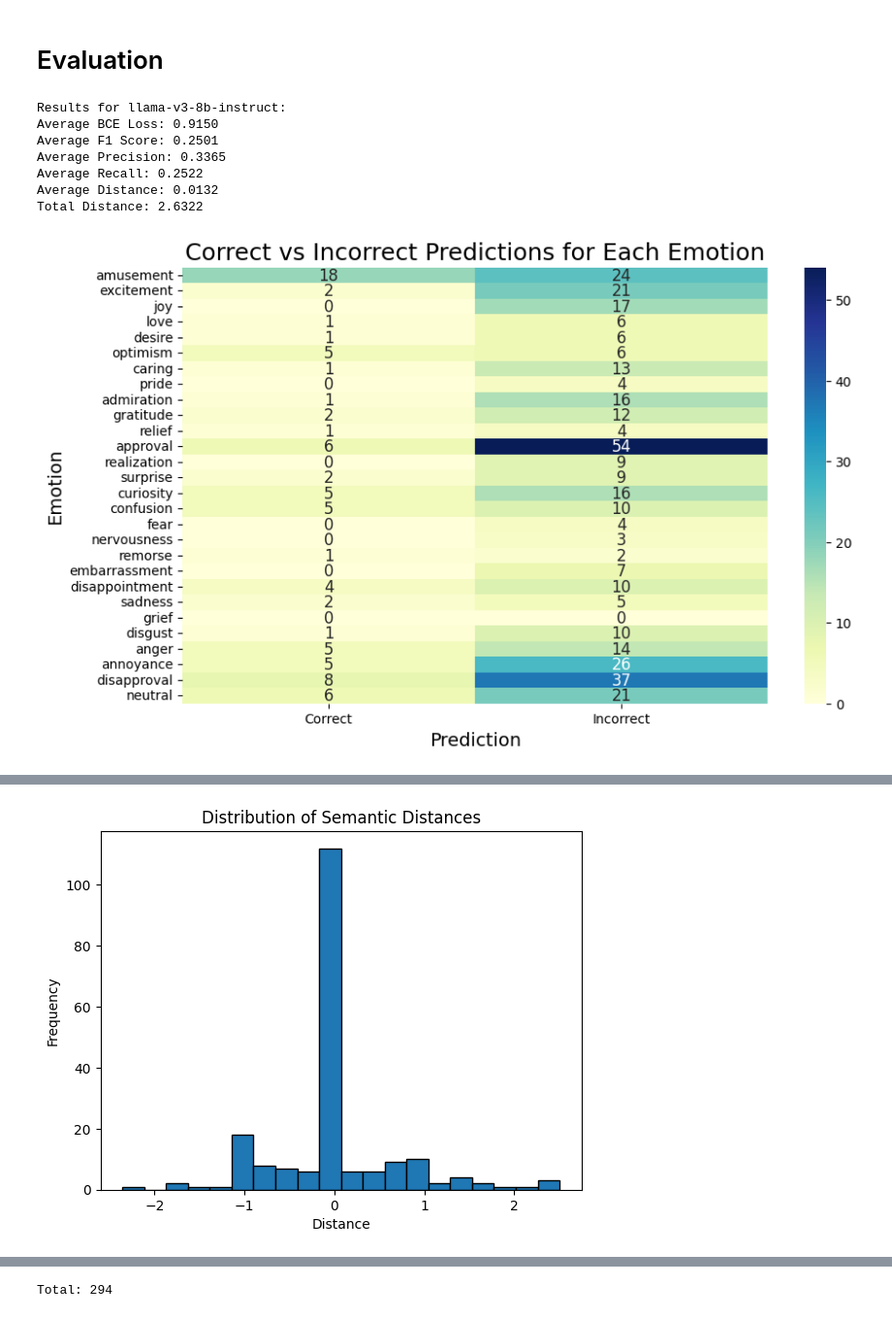
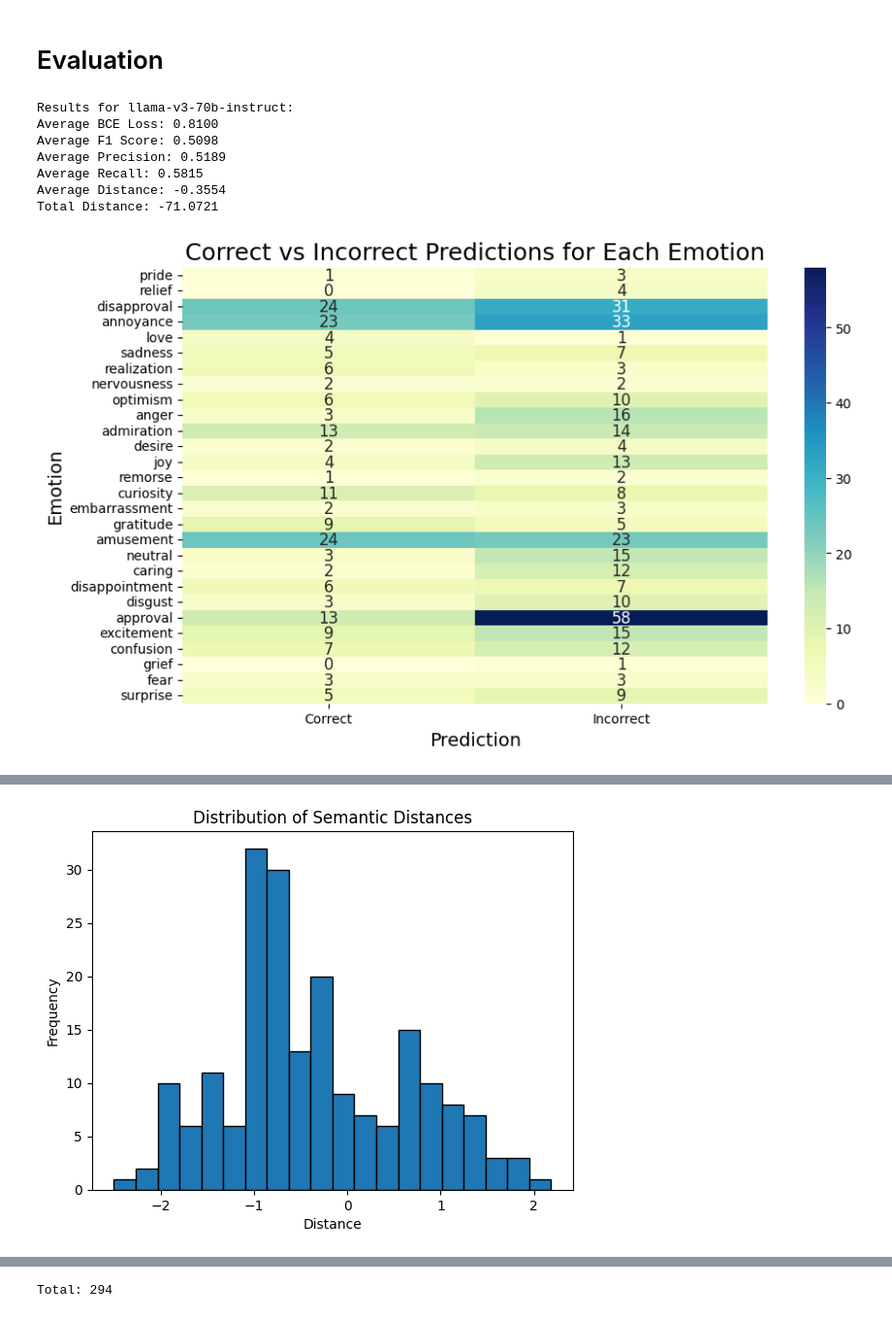
Before and after one commit to AminMohamed-3/LEGO, a Jupyter notebook: cleaning/cleaning.ipynb, the cells around one changed output, grey strips where cells are left out. Shown: that part at 97% size. Cells and saved outputs as stored; diff of their text form; code cells hidden in the pictures.

Commit message:
adding new cleaned prompt

```diff
--- a/cleaning/cleaning.ipynb
+++ b/cleaning/cleaning.ipynb
@@ -73,0 +52,3 @@ final_prompt = ChatPromptTemplate.from_messages(
+# %%
+output_parser = CommaSeparatedListOutputParser()
+format_instructions = output_parser.get_format_instructions()
@@ -101,6 +97,30 @@ input_tokens = 0
 output_tokens = 0
 # for index in range(len(samples)):
 for index in tqdm(samples.index):
+    shuffle(EMOTIONS)
+    SYSTEM_MESSAGE = f"""You're doing a classification task, given each text, think of the emotion it contains and of its context and try to classify it as one of these emotions {EMOTIONS}
+    """
+
+    PROMPT_TEMPLATE = f"""
+    List outputs as {format_instructions}
+    Input: {{comment}}
+    """
+
+    final_prompt = ChatPromptTemplate.from_messages(
+        [
+            ("system", SYSTEM_MESSAGE),
+            # few_shot_prompt,
+            ("human", PROMPT_TEMPLATE),
+        ]
+    )
+    final_prompt = ChatPromptTemplate.from_messages(
+        [
+            ("system", SYSTEM_MESSAGE),
+            # few_shot_prompt,
+            ("human", PROMPT_TEMPLATE),
+        ]
+    )
+    chain = final_prompt | chat
     comment = samples.loc[index]["text"]
     label = samples.loc[index]["labels_text"]
     response = chain.invoke({"comment": comment})
@@ -118,44 +138,46 @@ samples.to_csv("no_def_preds.csv", index=False)
 # %% [markdown]
 # Evaluation
 # %%
-samples = pd.read_csv("no_def_preds.csv")
+samples = pd.read_csv("new_prompt.csv")
 # %%
-predicted_labels = samples["predictions"]
+predicted_labels = samples["raw"]
+predicted_labels = pd.Series([p.split(", ") for p in predicted_labels])
 ground_truth_labels = pd.read_csv("gt.csv", encoding="latin-1")
+ground_truth_labels = ground_truth_labels
 ground_truth_labels = ground_truth_labels["ground_truth"]
 kwargs = {
     # Default Kwargs
     "provider": provider,
     "temperature": TEMPERATURE,
     "avg_input_tokens": input_tokens,
     "avg_output_tokens": output_tokens,
     # Additional Kwargs
     "ensemble": 1,
     "comment": "No definitions included",
 }
 
 
 process_save_results(
     model_name.split("/")[-1],
     SYSTEM_MESSAGE,
     PROMPT_TEMPLATE,
     predicted_labels,
     ground_truth_labels,
     EMOTIONS,
     samples["text"],
     verbose=True,
     ## IMPORTANT ##
-    trial_num=3,  # only change this if you're appending to the JSON, otherwise keep it as 0
+    trial_num=7,  # only change this if you're appending to the JSON, otherwise keep it as 0
     ################
     distances_save_name="prediction_distances.csv",
     **kwargs
 )
 # %% [output]
-Results for llama-v3-8b-instruct:
-Average BCE Loss: 0.9150
-Average F1 Score: 0.2501
-Average Precision: 0.3365
-Average Recall: 0.2522
-Average Distance: 0.0132
-Total Distance: 2.6322
+Results for llama-v3-70b-instruct:
+Average BCE Loss: 0.8100
+Average F1 Score: 0.5098
+Average Precision: 0.5189
+Average Recall: 0.5815
+Average Distance: -0.3554
+Total Distance: -71.0721
-[figure, old version]
+[figure, new version]
@@ -163,4 +185,4 @@ Total Distance: 2.6322
-[figure, old version]
+[figure, new version]
 # %%
 # count the total number of correct in the first trail in the json file
 with open("results.json", "r") as f:
```
Also changed, not shown: parts of 7 cells of this notebook, 3 other files.
